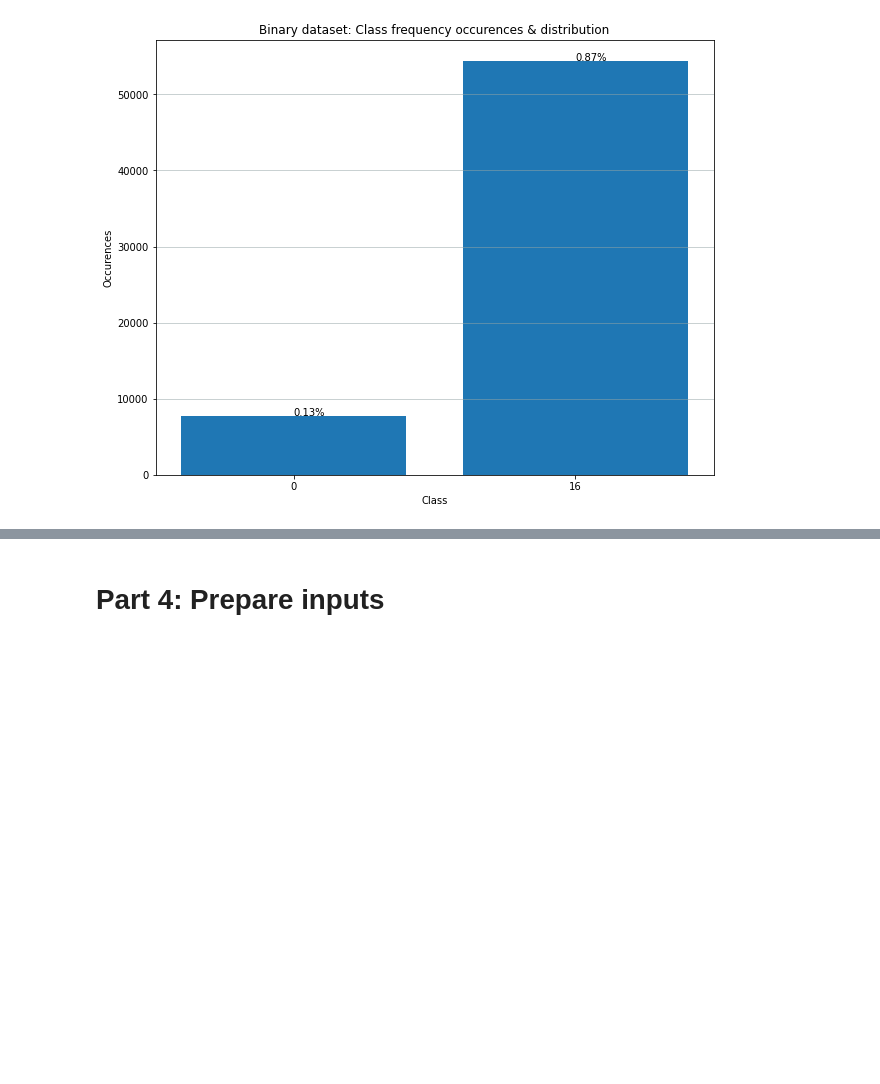
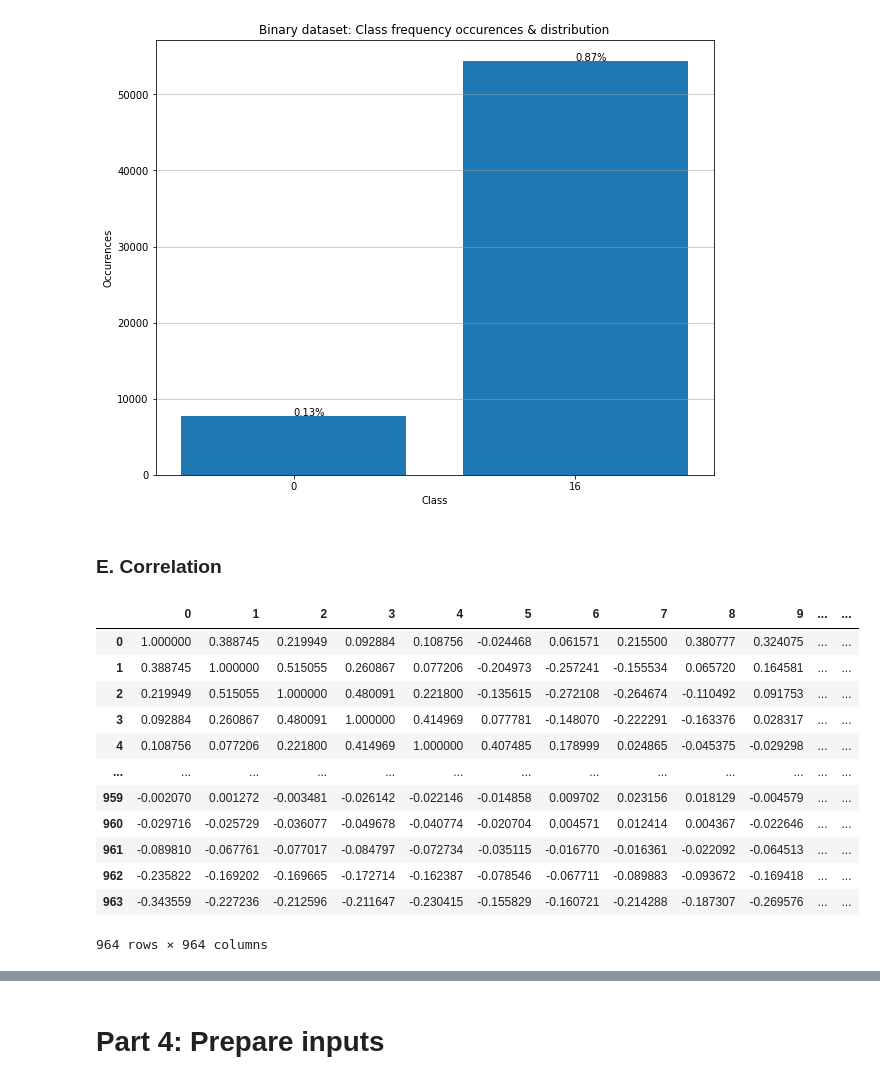
Before and after one commit to Adamouization/Seal-Pup-Aerial-Imagery-Neural-Network-Classifier, a Jupyter notebook: jupyter prototyping/binary_classification.ipynb, the cells around one changed output, grey strips where cells are left out. Cells and saved outputs as stored; diff of their text form; code cells hidden in the pictures; blank space fills up the shorter version.

```diff
--- a/jupyter prototyping/binary_classification.ipynb
+++ b/jupyter prototyping/binary_classification.ipynb
@@ -219,3 +257,26 @@ plt.savefig("binary_class_distribution.png")
 plt.show()
 # %% [output]
 [figure]
+# %% [markdown]
+### E. Correlation
+# %%
+# temp_data = X_train_binary.concat(y_train_binary, axis=1)
+temp_data = pd.concat([X_train_binary, y_train_binary], axis=1)
+# %%
+correlation_matrix = temp_data.corr()
+# %%
+correlation_matrix
+# %% [output]
+|  | 0 | 1 | 2 | 3 | 4 | 5 | 6 | 7 | 8 | 9 | ... | ... |
+| 0 | 1.000000 | 0.388745 | 0.219949 | 0.092884 | 0.108756 | -0.024468 | 0.061571 | 0.215500 | 0.380777 | 0.324075 | ... | ... |
+| 1 | 0.388745 | 1.000000 | 0.515055 | 0.260867 | 0.077206 | -0.204973 | -0.257241 | -0.155534 | 0.065720 | 0.164581 | ... | ... |
+| 2 | 0.219949 | 0.515055 | 1.000000 | 0.480091 | 0.221800 | -0.135615 | -0.272108 | -0.264674 | -0.110492 | 0.091753 | ... | ... |
+| 3 | 0.092884 | 0.260867 | 0.480091 | 1.000000 | 0.414969 | 0.077781 | -0.148070 | -0.222291 | -0.163376 | 0.028317 | ... | ... |
+| 4 | 0.108756 | 0.077206 | 0.221800 | 0.414969 | 1.000000 | 0.407485 | 0.178999 | 0.024865 | -0.045375 | -0.029298 | ... | ... |
+| ... | ... | ... | ... | ... | ... | ... | ... | ... | ... | ... | ... | ... |
+| 959 | -0.002070 | 0.001272 | -0.003481 | -0.026142 | -0.022146 | -0.014858 | 0.009702 | 0.023156 | 0.018129 | -0.004579 | ... | ... |
+| 960 | -0.029716 | -0.025729 | -0.036077 | -0.049678 | -0.040774 | -0.020704 | 0.004571 | 0.012414 | 0.004367 | -0.022646 | ... | ... |
+| 961 | -0.089810 | -0.067761 | -0.077017 | -0.084797 | -0.072734 | -0.035115 | -0.016770 | -0.016361 | -0.022092 | -0.064513 | ... | ... |
+| 962 | -0.235822 | -0.169202 | -0.169665 | -0.172714 | -0.162387 | -0.078546 | -0.067711 | -0.089883 | -0.093672 | -0.169418 | ... | ... |
+| 963 | -0.343559 | -0.227236 | -0.212596 | -0.211647 | -0.230415 | -0.155829 | -0.160721 | -0.214288 | -0.187307 | -0.269576 | ... | ... |
+964 rows × 964 columns
```
Also changed, not shown: parts of 5 cells of this notebook, 1 other file.
